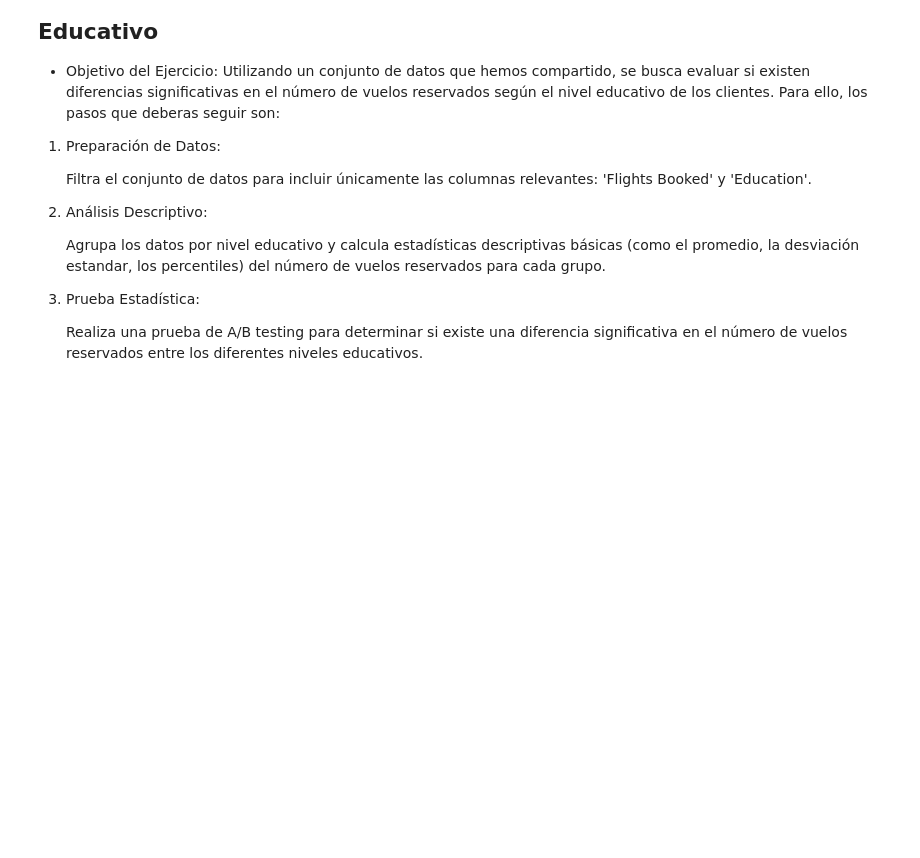
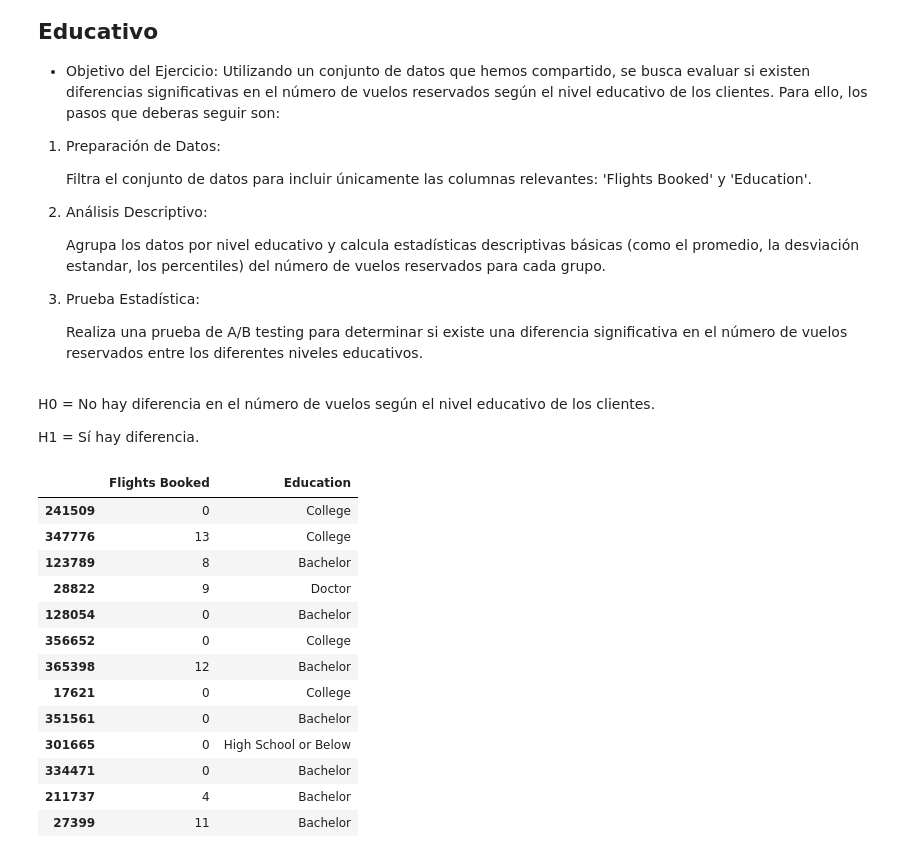
Before and after one commit to martapintoslopez/Airline, a Jupyter notebook: ev_final.ipynb, the cells around one changed output. Drawn from its saved outputs; the diff is of its cells as text; code cells hidden in the pictures; blank space fills up the shorter version.

```diff
--- a/ev_final.ipynb
+++ b/ev_final.ipynb
@@ -990,3 +991,25 @@ plt.show();
 3. Prueba Estadística:
 
     Realiza una prueba de A/B testing para determinar si existe una diferencia significativa en el número de vuelos reservados entre los diferentes niveles educativos.
+# %% [markdown]
+H0 = No hay diferencia en el número de vuelos según  el nivel educativo de los clientes.
+
+H1 = Sí hay diferencia.
+# %%
+df_eva = df[['Flights Booked', 'Education']]
+df_eva.sample(13)
+# %% [output]
+|  | Flights Booked | Education |
+| 241509 | 0 | College |
+| 347776 | 13 | College |
+| 123789 | 8 | Bachelor |
+| 28822 | 9 | Doctor |
+| 128054 | 0 | Bachelor |
+| 356652 | 0 | College |
+| 365398 | 12 | Bachelor |
+| 17621 | 0 | College |
+| 351561 | 0 | Bachelor |
+| 301665 | 0 | High School or Below |
+| 334471 | 0 | Bachelor |
+| 211737 | 4 | Bachelor |
+| 27399 | 11 | Bachelor |
```
Also changed, not shown: parts of 20 cells of this notebook.
